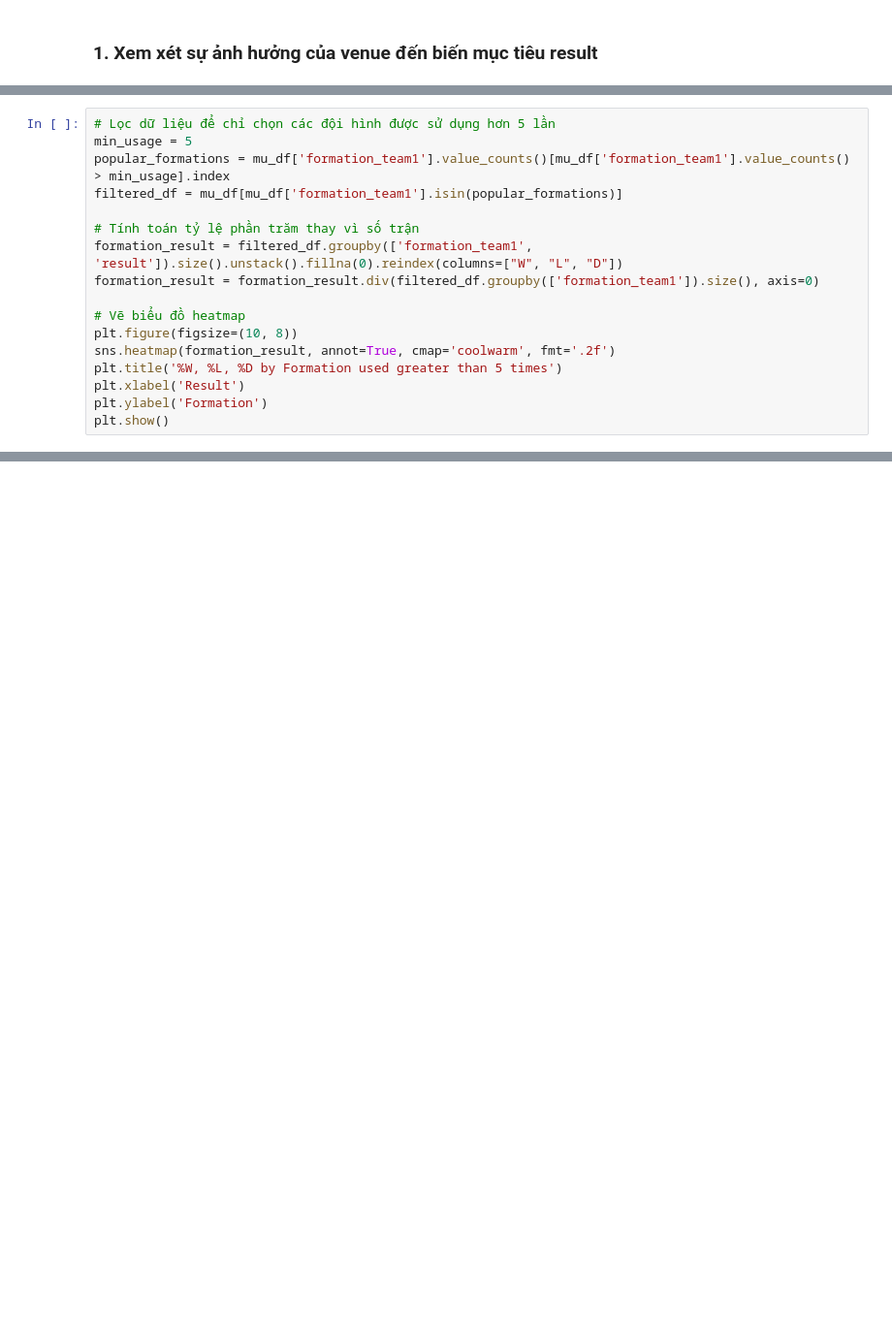
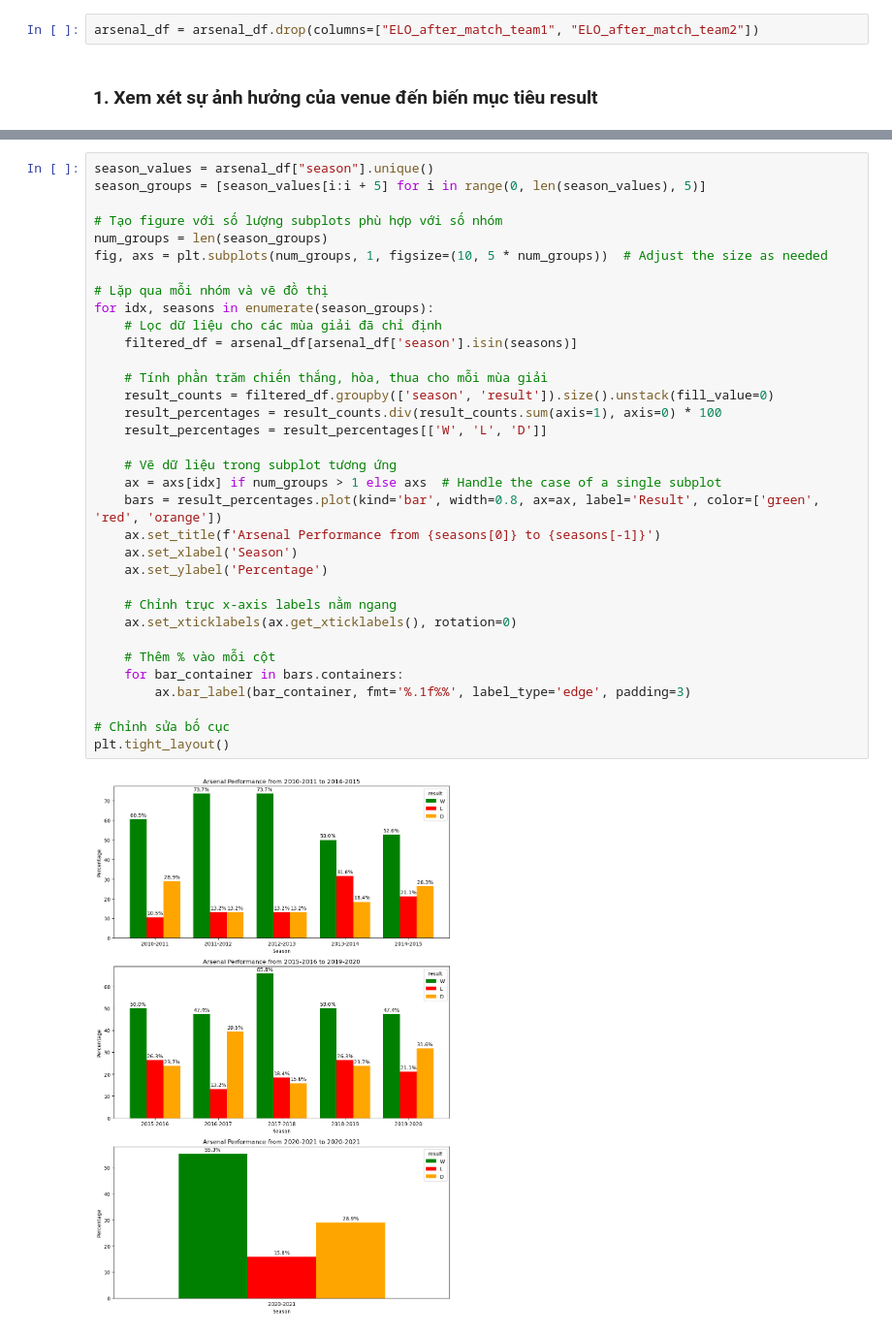
Before and after one commit to taiphanvan2k3/FootballPredict, a Jupyter notebook: src/data_anaylysis/MU_multivariable_analysis.ipynb, the cells around one changed output, grey strips where cells are left out. Shown at 97% size. Saved outputs shown, nothing was run; the diff lists cells and outputs as text; blank space fills up the shorter version.

```diff
--- a/src/data_anaylysis/MU_multivariable_analysis.ipynb
+++ b/src/data_anaylysis/MU_multivariable_analysis.ipynb
@@ -18,3 +23,5 @@ Index(['opponent', 'venue', 'season', 'date', 'time', 'result',
       dtype='object')
+# %%
+arsenal_df = arsenal_df.drop(columns=["ELO_after_match_team1", "ELO_after_match_team2"])
 # %% [markdown]
 ### 1. Xem xét sự ảnh hưởng của venue đến biến mục tiêu result
@@ -231,17 +27,0 @@ Nhận xét:
-# %%
-# Lọc dữ liệu để chỉ chọn các đội hình được sử dụng hơn 5 lần
-min_usage = 5
-popular_formations = mu_df['formation_team1'].value_counts()[mu_df['formation_team1'].value_counts() > min_usage].index
-filtered_df = mu_df[mu_df['formation_team1'].isin(popular_formations)]
-
-# Tính toán tỷ lệ phần trăm thay vì số trận
-formation_result = filtered_df.groupby(['formation_team1', 'result']).size().unstack().fillna(0).reindex(columns=["W", "L", "D"])
-formation_result = formation_result.div(filtered_df.groupby(['formation_team1']).size(), axis=0)
-
-# Vẽ biểu đồ heatmap
-plt.figure(figsize=(10, 8))
-sns.heatmap(formation_result, annot=True, cmap='coolwarm', fmt='.2f')
-plt.title('%W, %L, %D by Formation used greater than 5 times')
-plt.xlabel('Result')
-plt.ylabel('Formation')
-plt.show()
@@ -392,0 +71,36 @@ lịch sử đối đầu tại giai đoạn test
+# %%
+season_values = arsenal_df["season"].unique()
+season_groups = [season_values[i:i + 5] for i in range(0, len(season_values), 5)]
+
+# Tạo figure với số lượng subplots phù hợp với số nhóm
+num_groups = len(season_groups)
+fig, axs = plt.subplots(num_groups, 1, figsize=(10, 5 * num_groups))  # Adjust the size as needed
+
+# Lặp qua mỗi nhóm và vẽ đồ thị
+for idx, seasons in enumerate(season_groups):
+    # Lọc dữ liệu cho các mùa giải đã chỉ định
+    filtered_df = arsenal_df[arsenal_df['season'].isin(seasons)]
+
+    # Tính phần trăm chiến thắng, hòa, thua cho mỗi mùa giải
+    result_counts = filtered_df.groupby(['season', 'result']).size().unstack(fill_value=0)
+    result_percentages = result_counts.div(result_counts.sum(axis=1), axis=0) * 100
+    result_percentages = result_percentages[['W', 'L', 'D']]
+
+    # Vẽ dữ liệu trong subplot tương ứng
+    ax = axs[idx] if num_groups > 1 else axs  # Handle the case of a single subplot
+    bars = result_percentages.plot(kind='bar', width=0.8, ax=ax, label='Result', color=['green', 'red', 'orange'])
+    ax.set_title(f'Arsenal Performance from {seasons[0]} to {seasons[-1]}')
+    ax.set_xlabel('Season')
+    ax.set_ylabel('Percentage')
+
+    # Chỉnh trục x-axis labels nằm ngang
+    ax.set_xticklabels(ax.get_xticklabels(), rotation=0)
+
+    # Thêm % vào mỗi cột
+    for bar_container in bars.containers:
+        ax.bar_label(bar_container, fmt='%.1f%%', label_type='edge', padding=3)
+
+# Chỉnh sửa bố cục
+plt.tight_layout()
+# %% [output]
+[figure, added]
```
Also changed, not shown: parts of 92 cells of this notebook, 17 other files.
